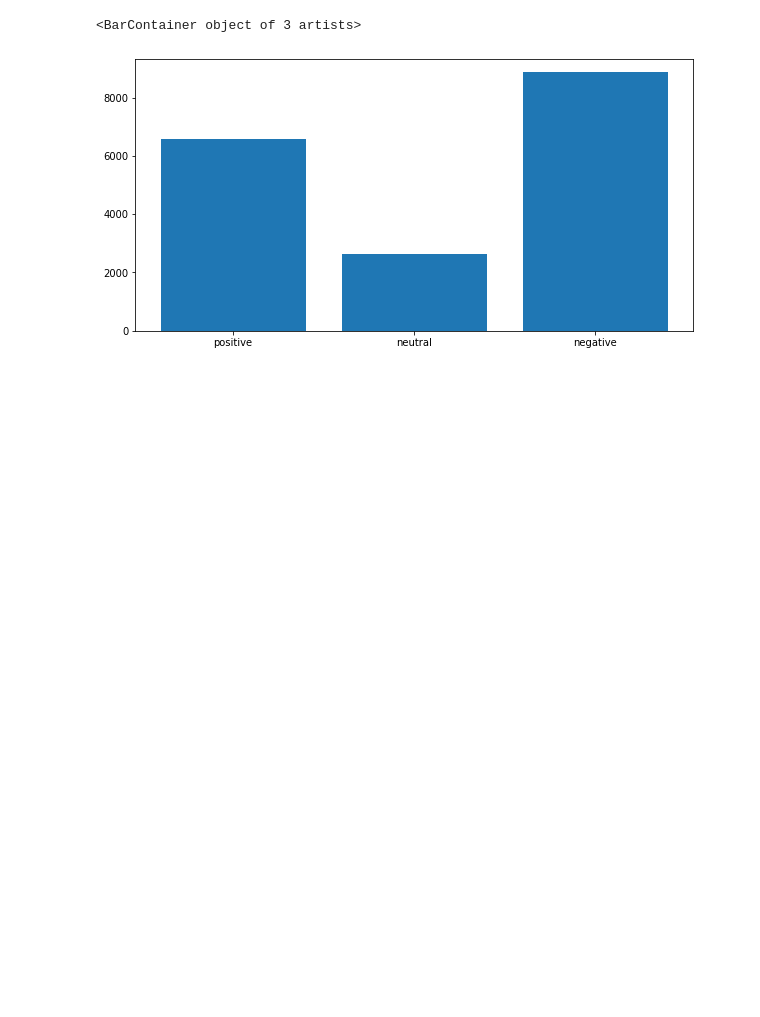
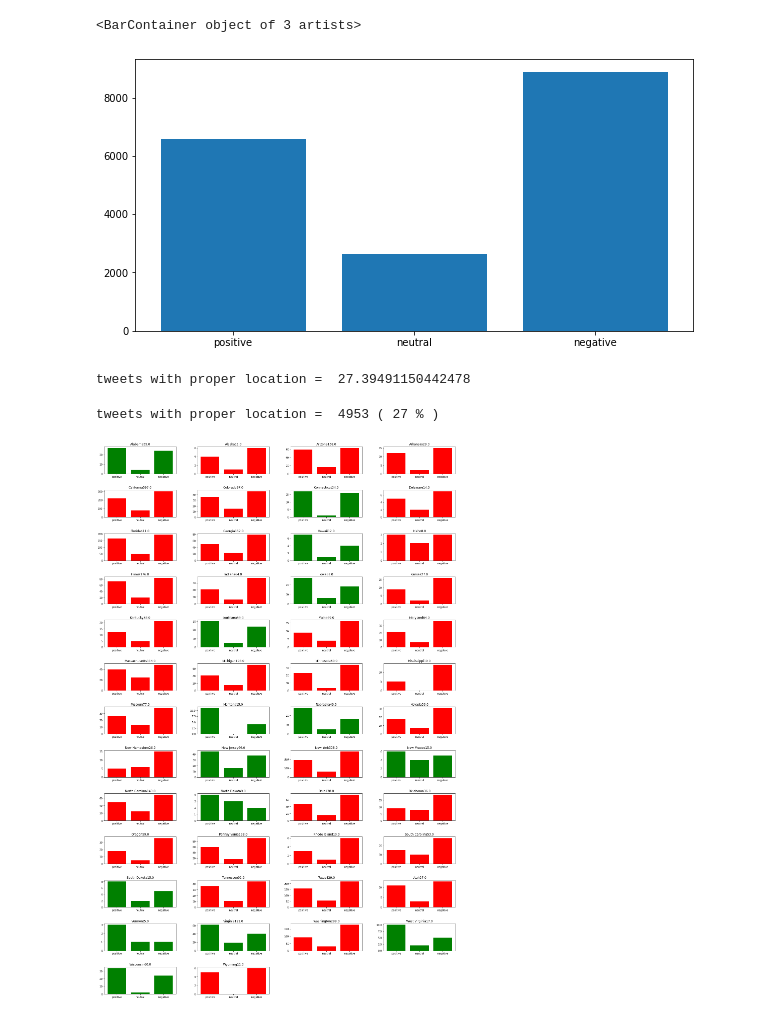
Before and after one commit to yashuchandak/Sentiment-Analysis, a Jupyter notebook: sentiment_analysis_vader.ipynb, the cells around one changed output. Cells and saved outputs as stored; diff of their text form; code cells hidden in the pictures; blank space fills up the shorter version.

Commit message:
state wise graphs

```diff
--- a/sentiment_analysis_vader.ipynb
+++ b/sentiment_analysis_vader.ipynb
@@ -254,3 +255,9 @@ w_cloud = WordCloud(collocations = False, max_words=200, background_color = 'whi
 plt.imshow(w_cloud, interpolation='bilinear')
 plt.axis("off")
 plt.show()
+# %%
+states = ['Alabama', 'Alaska', 'Arizona', 'Arkansas', 'California', 'Colorado', 'Connecticut', 'Delaware', 'Florida', 'Georgia', 'Hawaii', 'Idaho', 'Illinois', 'Indiana', 'Iowa', 'Kansas', 'Kentucky', 'Louisiana', 'Maine', 'Maryland', 'Massachusetts', 'Michigan', 'Minnesota', 'Mississippi', 'Missouri', 'Montana', 'Nebraska', 'Nevada', 'New Hampshire', 'New Jersey', 'New York', 'New Mexico', 'North Carolina', 'North Dakota', 'Ohio', 'Oklahoma', 'Oregon', 'Pennsylvania', 'Rhode Island', 'South Carolina', 'South Dakota', 'Tennessee', 'Texas', 'Utah', 'Vermont', 'Virginia', 'Washington', 'West Virginia', 'Wisconsin', 'Wyoming']
+stateCodes = ['AL', 'AK', 'AZ', 'AR', 'CA', 'CO', 'CT', 'DE', 'FL', 'GA', 'HI', 'ID', 'IL', 'IN', 'IA', 'KS', 'KY', 'LA', 'ME', 'MD', 'MA', 'MI', 'MN', 'MS', 'MO', 'MT', 'NE', 'NV', 'NH', 'NJ', 'NM', 'NY', 'NC', 'ND', 'OH', 'OK', 'OR', 'PA', 'RI', 'SC', 'SD', 'TN', 'TX', 'UT', 'VT', 'VA', 'WA', 'WV', 'WI', 'WY']
+stateMapping = {'AL': 'Alabama', 'AK': 'Alaska', 'AZ': 'Arizona', 'AR': 'Arkansas', 'CA': 'California', 'CO': 'Colorado', 'CT': 'Connecticut', 'DE': 'Delaware', 'FL': 'Florida', 'GA': 'Georgia', 'HI': 'Hawaii', 'ID': 'Idaho', 'IL': 'Illinois', 'IN': 'Indiana', 'IA': 'Iowa', 'KS': 'Kansas', 'KY': 'Kentucky', 'LA': 'Louisiana', 'ME': 'Maine', 'MD': 'Maryland', 'MA': 'Massachusetts', 'MI': 'Michigan', 'MN': 'Minnesota', 'MS': 'Mississippi', 'MO': 'Missouri', 'MT': 'Montana', 'NE': 'Nebraska', 'NV': 'Nevada', 'NH': 'New Hampshire', 'NJ': 'New Jersey', 'NY': 'New York', 'NM': 'New Mexico', 'NC': 'North Carolina', 'ND': 'North Dakota', 'OH': 'Ohio', 'OK': 'Oklahoma', 'OR': 'Oregon', 'PA': 'Pennsylvania', 'RI': 'Rhode Island', 'SC': 'South Carolina', 'SD': 'South Dakota', 'TN': 'Tennessee', 'TX': 'Texas', 'UT':  'Utah', 'VT': 'Vermont', 'VA': 'Virginia', 'WA': 'Washington', 'WV':  'West Virginia', 'WI': 'Wisconsin', 'WY': 'Wyoming'}
+
+# print(len(states))
@@ -256,0 +278,44 @@ plt.show()
+# %%
+df = pd.read_csv('/content/drive/MyDrive/dsci_project/tweets_with_polarity_and_location.csv')
+number_of_tweets = len(df) + 1
+df = df.fillna(0)
+
+arr = np.zeros((50, 3))
+
+no_of_tweets_with_state = 0
+for index, row in df.iterrows():
+  if not row['state'] :
+    continue
+  no_of_tweets_with_state += 1
+  score = sia().polarity_scores(row['filtered_tweets'])
+  compound_score = score['compound']
+
+  if compound_score > 0 :
+    arr[states.index(row['state'])][0] += 1
+  elif compound_score == 0 : arr[states.index(row['state'])][1] += 1
+  else :
+    arr[states.index(row['state'])][2] += 1
+# %% [output]
+tweets with proper location =  27.39491150442478
+# %%
+print("tweets with proper location = ", no_of_tweets_with_state, "(", int(no_of_tweets_with_state/number_of_tweets * 100), "% )")
+# %% [output]
+tweets with proper location =  4953 ( 27 % )
+# %%
+x_axis = ["positive", "neutral", "negative"]
+plt.rcParams['figure.figsize'] = [25, 40]
+
+plt.subplots_adjust(wspace=0.3, hspace=0.6)
+
+for i in range(50):
+  plt.subplot(13, 4, i+1)
+  plt.title(states[i] + " " + str(arr[i][0]+arr[i][1]+arr[i][2]))
+  if(arr[i][0] > arr[i][2]) :
+    color = 'green'
+  else :
+    color = 'red'
+  plt.bar(x_axis, arr[i], color=color)
+
+plt.show()
+# %% [output]
+[figure, added]
```
Also changed, not shown: parts of 8 cells of this notebook.
